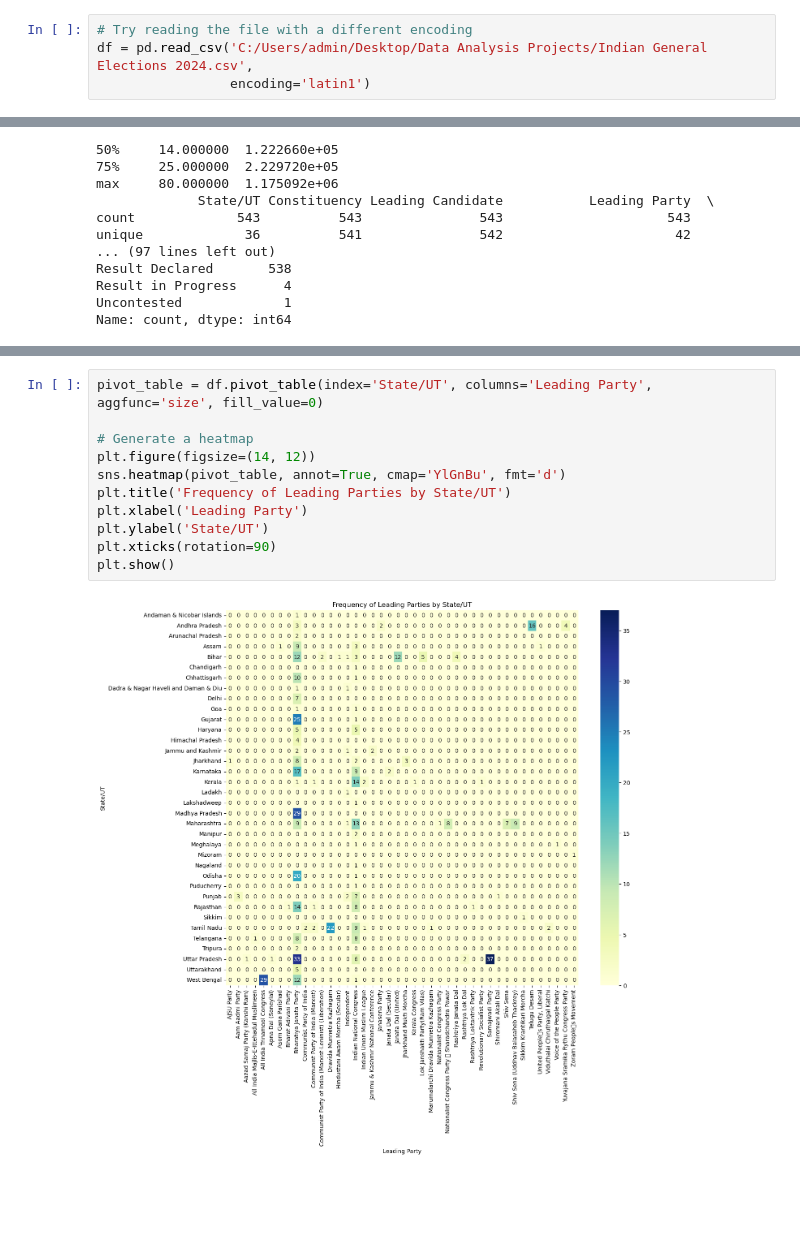
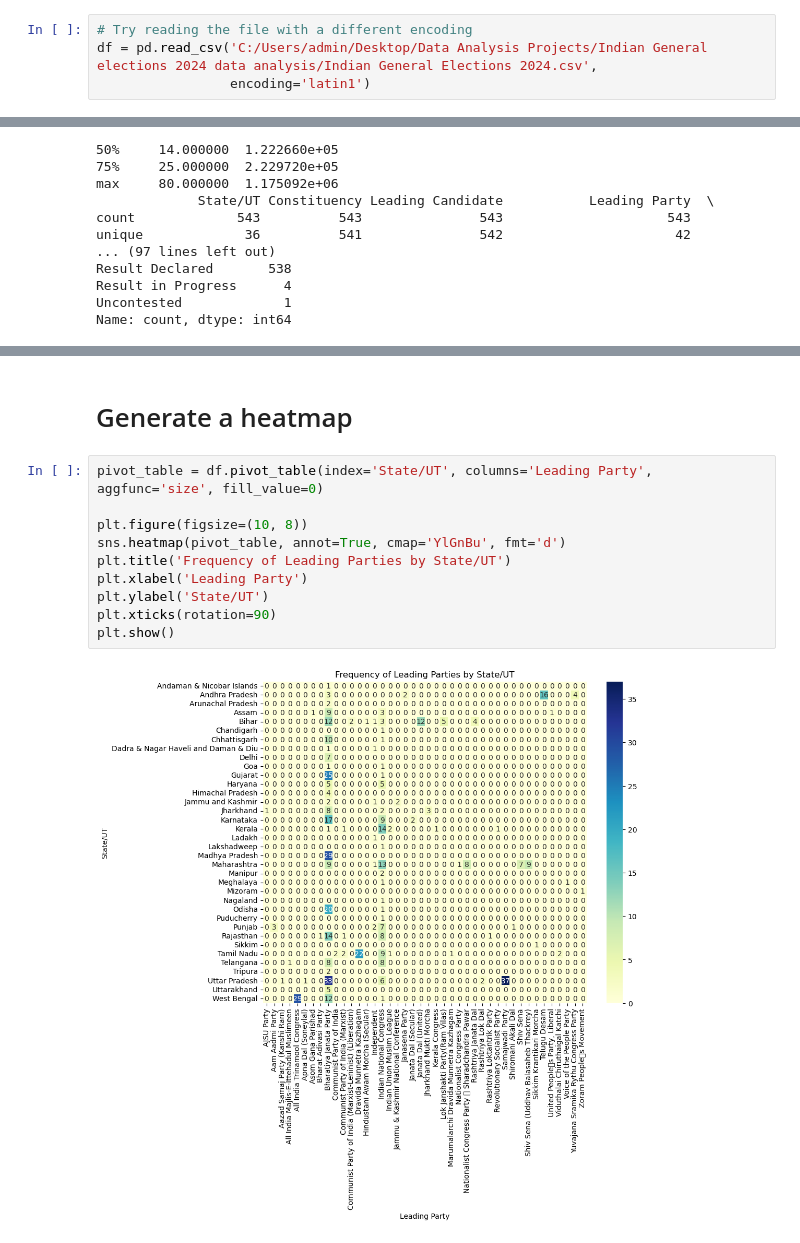
Before and after one commit to ss1291/Indian-General-Elections-2024, a Jupyter notebook: Indian General Elections 2024.ipynb, the cells around one changed output, grey strips where cells are left out. Saved outputs shown, nothing was run; the diff lists cells and outputs as text; blank space fills up the shorter version.

```diff
--- a/Indian General Elections 2024.ipynb
+++ b/Indian General Elections 2024.ipynb
@@ -6,6 +8,6 @@ import seaborn as sns
 # %%
 # Try reading the file with a different encoding
-df = pd.read_csv('C:/Users/admin/Desktop/Data Analysis Projects/Indian General Elections 2024.csv',
+df = pd.read_csv('C:/Users/admin/Desktop/Data Analysis Projects/Indian General elections 2024 data analysis/Indian General Elections 2024.csv',
                  encoding='latin1')
 # %%
 df.head()
@@ -128,16 +140,17 @@ plt.xticks(rotation=90)
 plt.show()
 # %% [output]
 [figure]
+# %% [markdown]
+# Generate a heatmap
 # %%
 pivot_table = df.pivot_table(index='State/UT', columns='Leading Party', aggfunc='size', fill_value=0)
 
-# Generate a heatmap
-plt.figure(figsize=(14, 12))
+plt.figure(figsize=(10, 8))
 sns.heatmap(pivot_table, annot=True, cmap='YlGnBu', fmt='d')
 plt.title('Frequency of Leading Parties by State/UT')
 plt.xlabel('Leading Party')
 plt.ylabel('State/UT')
 plt.xticks(rotation=90)
 plt.show()
 # %% [output]
-[figure, old version]
+[figure, new version]
```
Also changed, not shown: parts of 11 cells of this notebook.
